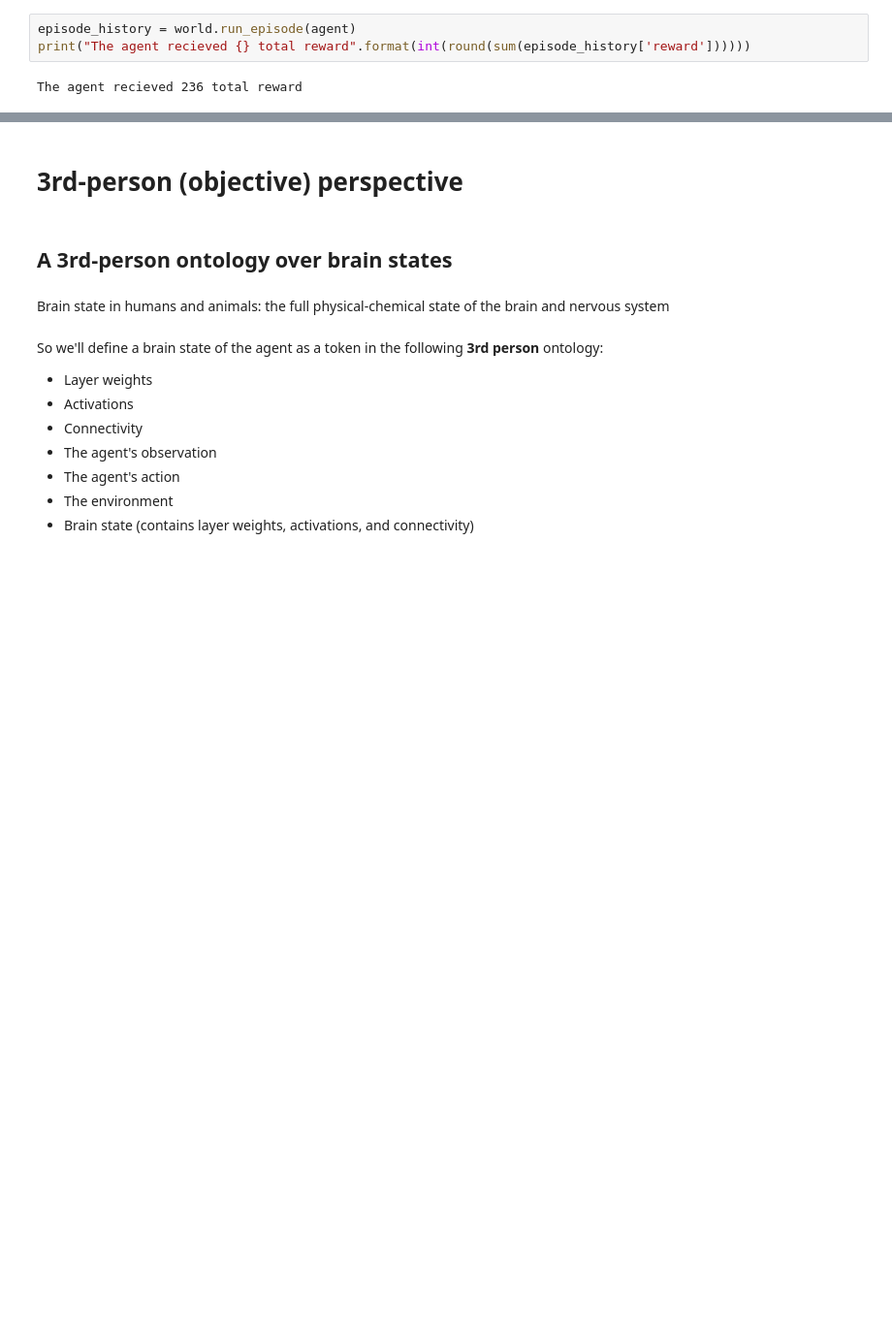
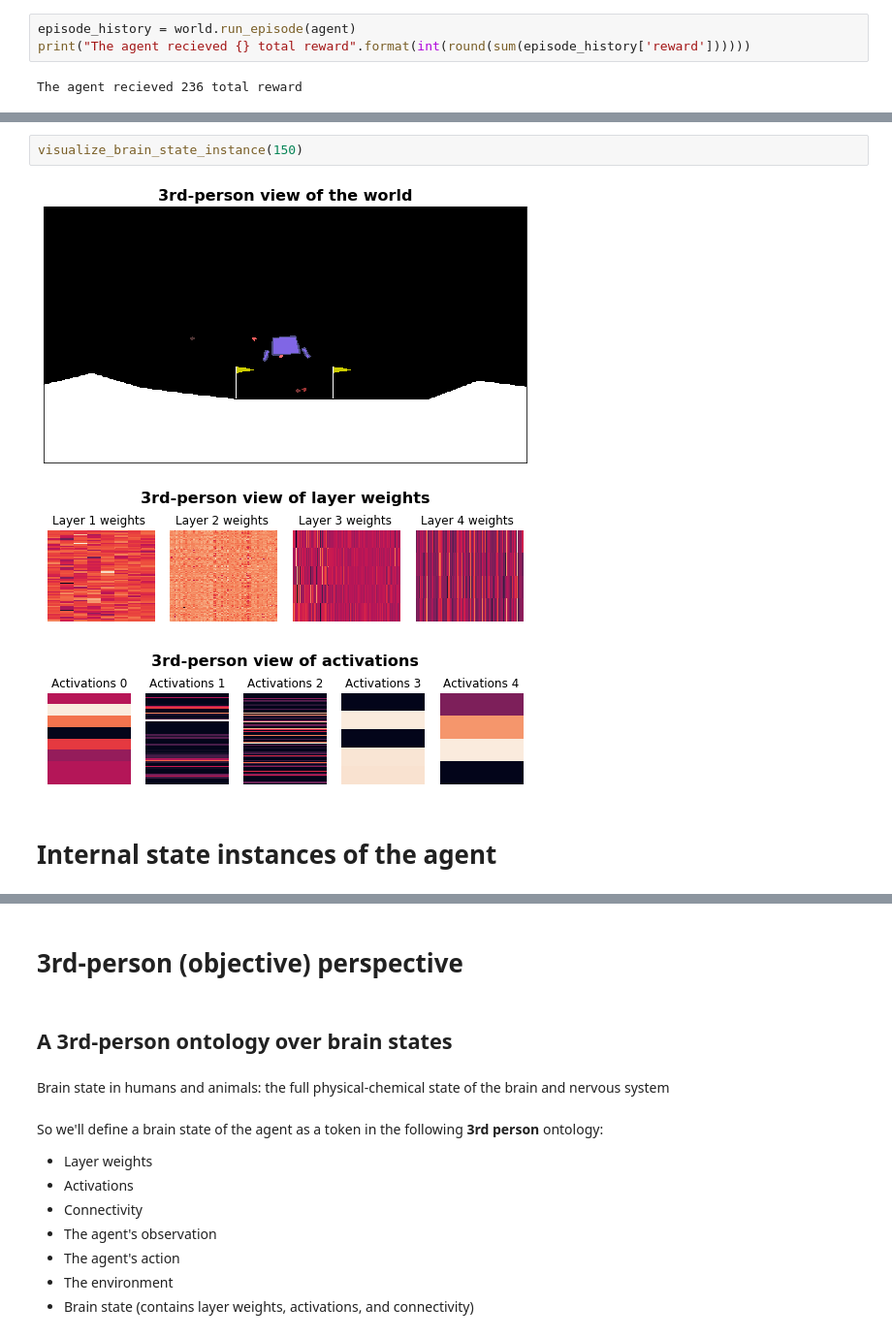
Before and after one commit to Josh-Joseph/tsc-2019, a Jupyter notebook: notebooks/TSC 2019.ipynb, the cells around one changed output, grey strips where cells are left out. Shown at 97% size. Saved outputs shown, nothing was run; the diff lists cells and outputs as text; blank space fills up the shorter version.

```diff
--- a/notebooks/TSC 2019.ipynb
+++ b/notebooks/TSC 2019.ipynb
@@ -121,0 +158,8 @@ The agent recieved 236 total reward
+# %%
+visualize_brain_state_instance(150)
+# %% [output]
+[figure, added]
+[figure, added]
+[figure, added]
+# %% [markdown]
+# Internal state instances of the agent
```
Also changed, not shown: parts of 38 cells of this notebook, 22 other files.
